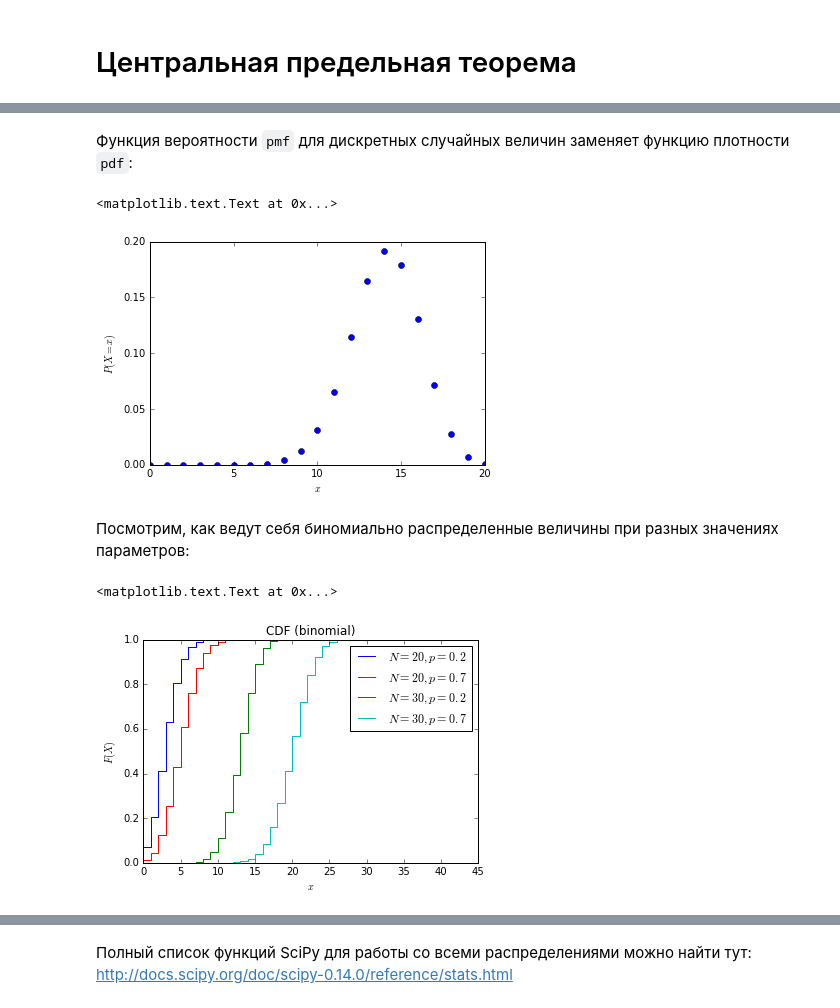
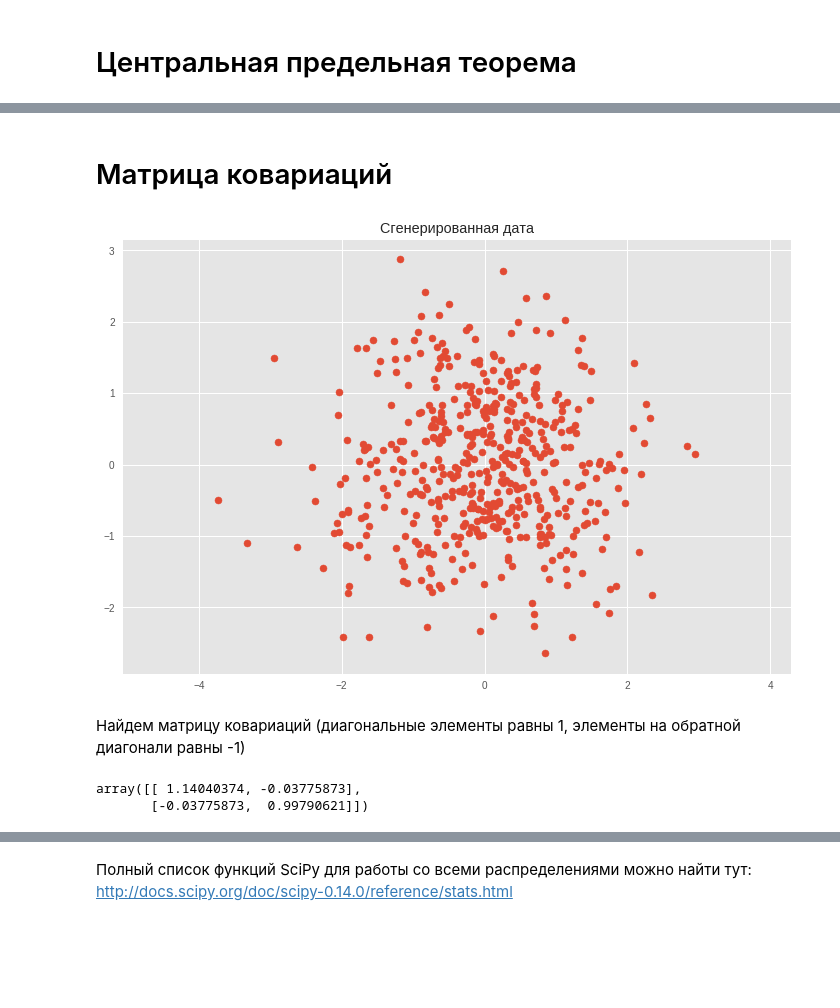
Before and after one commit to yustiks/statistics_in_python, a Jupyter notebook: stochastic_variables.ipynb, the cells around one changed output, grey strips where cells are left out. Drawn from its saved outputs; the diff is of its cells as text; code cells hidden in the pictures; blank space fills up the shorter version.

````diff
--- a/stochastic_variables.ipynb
+++ b/stochastic_variables.ipynb
@@ -160,29 +129,34 @@ plt.xlabel('$x$')
-# %% [markdown]
-Функция вероятности ```pmf``` для дискретных случайных величин заменяет функцию плотности ```pdf```:
-# %%
-x = np.linspace(0,20,21)
-pmf = binomial_rv.pmf(x)
-plt.plot(x, pmf, 'o')
-
-plt.ylabel('$P(X=x)$')
-plt.xlabel('$x$')
-# %% [output]
-<matplotlib.text.Text at 0x...>
-[figure, removed]
-# %% [markdown]
-Посмотрим, как ведут себя биномиально распределенные величины при разных значениях параметров:
-# %%
-x = np.linspace(0,45,46)
-for N in [20, 30]:
-    for p in [0.2, 0.7]:
-        rv = sts.binom(N, p)
-        cdf = rv.cdf(x)
-        plt.step(x, cdf, label="$N=%s, p=%s$" % (N,p))
-plt.legend()
-plt.title("CDF (binomial)")
-
-plt.ylabel('$F(X)$')
-plt.xlabel('$x$')
-# %% [output]
-<matplotlib.text.Text at 0x...>
-[figure, removed]
+# %% [markdown]
+# Матрица ковариаций
+# %%
+plt.style.use('ggplot')
+plt.rcParams['figure.figsize'] = (12, 8)
+
+#  Нормальное распределение x и y со средним значением 0 и разбросом 1
+x = np.random.normal(0, 1, 500)
+y = np.random.normal(0, 1, 500)
+X = np.vstack((x, y)).T
+
+plt.scatter(X[:, 0], X[:, 1])
+plt.title('Сгенерированная дата')
+plt.axis('equal');
+# %% [output]
+[figure, added]
+# %% [markdown]
+Найдем матрицу ковариаций (диагональные элементы равны 1, элементы на обратной диагонали равны -1)
+# %%
+# посчитать ковариацию переменных (разброс относительно друг друга)
+def cov(x, y):
+    xbar, ybar = x.mean(), y.mean()
+    return np.sum((x - xbar)*(y - ybar))/(len(x) - 1)
+
+# матрица ковариаций
+def cov_mat(X):
+    return np.array([[cov(X[0], X[0]), cov(X[0], X[1])], \
+                     [cov(X[1], X[0]), cov(X[1], X[1])]])
+
+# считаем матрицу ковариаций для вектора X
+cov_mat(X.T) # (or with np.cov(X.T))
+# %% [output]
+array([[ 1.14040374, -0.03775873],
+       [-0.03775873,  0.99790621]])
````
Also changed, not shown: parts of 26 cells of this notebook.
